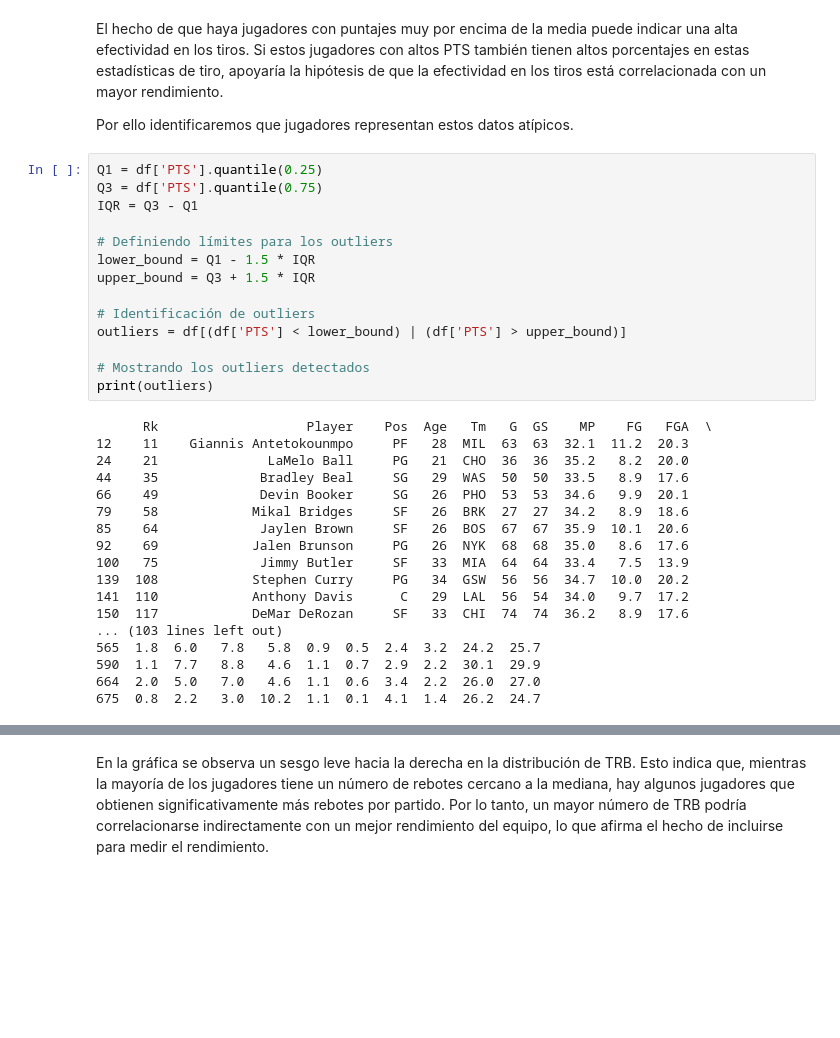
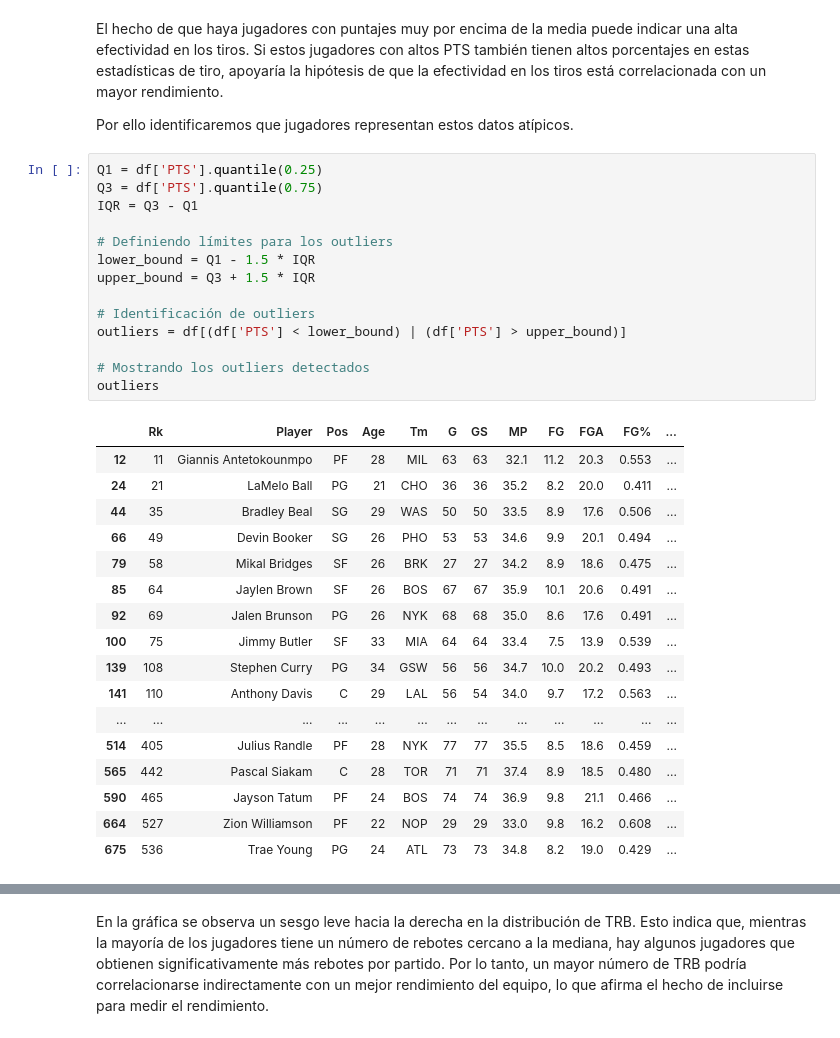
Before and after one commit to ItziCG/EDA_NBA, a Jupyter notebook: src/utils/EDA.ipynb, the cells around one changed output, grey strips where cells are left out. Saved outputs shown, nothing was run; the diff lists cells and outputs as text; blank space fills up the shorter version.

```diff
--- a/src/utils/EDA.ipynb
+++ b/src/utils/EDA.ipynb
@@ -320,35 +320,35 @@ eda.univariante_analysis(df, 'PTS')
 # %%
 Q1 = df['PTS'].quantile(0.25)
 Q3 = df['PTS'].quantile(0.75)
 IQR = Q3 - Q1
 
 # Definiendo límites para los outliers
 lower_bound = Q1 - 1.5 * IQR
 upper_bound = Q3 + 1.5 * IQR
 
 # Identificación de outliers
 outliers = df[(df['PTS'] < lower_bound) | (df['PTS'] > upper_bound)]
 
 # Mostrando los outliers detectados
-print(outliers)
+outliers
 # %% [output]
-      Rk                   Player    Pos  Age   Tm   G  GS    MP    FG   FGA  \
-12    11    Giannis Antetokounmpo     PF   28  MIL  63  63  32.1  11.2  20.3
-24    21              LaMelo Ball     PG   21  CHO  36  36  35.2   8.2  20.0
-44    35             Bradley Beal     SG   29  WAS  50  50  33.5   8.9  17.6
-66    49             Devin Booker     SG   26  PHO  53  53  34.6   9.9  20.1
-79    58            Mikal Bridges     SF   26  BRK  27  27  34.2   8.9  18.6
-85    64             Jaylen Brown     SF   26  BOS  67  67  35.9  10.1  20.6
-92    69            Jalen Brunson     PG   26  NYK  68  68  35.0   8.6  17.6
-100   75             Jimmy Butler     SF   33  MIA  64  64  33.4   7.5  13.9
-139  108            Stephen Curry     PG   34  GSW  56  56  34.7  10.0  20.2
-141  110            Anthony Davis      C   29  LAL  56  54  34.0   9.7  17.2
-150  117            DeMar DeRozan     SF   33  CHI  74  74  36.2   8.9  17.6
-... (103 lines left out)
-565  1.8  6.0   7.8   5.8  0.9  0.5  2.4  3.2  24.2  25.7
-590  1.1  7.7   8.8   4.6  1.1  0.7  2.9  2.2  30.1  29.9
-664  2.0  5.0   7.0   4.6  1.1  0.6  3.4  2.2  26.0  27.0
-675  0.8  2.2   3.0  10.2  1.1  0.1  4.1  1.4  26.2  24.7
+|  | Rk | Player | Pos | Age | Tm | G | GS | MP | FG | FGA | FG% | ... |
+| 12 | 11 | Giannis Antetokounmpo | PF | 28 | MIL | 63 | 63 | 32.1 | 11.2 | 20.3 | 0.553 | ... |
+| 24 | 21 | LaMelo Ball | PG | 21 | CHO | 36 | 36 | 35.2 | 8.2 | 20.0 | 0.411 | ... |
+| 44 | 35 | Bradley Beal | SG | 29 | WAS | 50 | 50 | 33.5 | 8.9 | 17.6 | 0.506 | ... |
+| 66 | 49 | Devin Booker | SG | 26 | PHO | 53 | 53 | 34.6 | 9.9 | 20.1 | 0.494 | ... |
+| 79 | 58 | Mikal Bridges | SF | 26 | BRK | 27 | 27 | 34.2 | 8.9 | 18.6 | 0.475 | ... |
+| 85 | 64 | Jaylen Brown | SF | 26 | BOS | 67 | 67 | 35.9 | 10.1 | 20.6 | 0.491 | ... |
+| 92 | 69 | Jalen Brunson | PG | 26 | NYK | 68 | 68 | 35.0 | 8.6 | 17.6 | 0.491 | ... |
+| 100 | 75 | Jimmy Butler | SF | 33 | MIA | 64 | 64 | 33.4 | 7.5 | 13.9 | 0.539 | ... |
+| 139 | 108 | Stephen Curry | PG | 34 | GSW | 56 | 56 | 34.7 | 10.0 | 20.2 | 0.493 | ... |
+| 141 | 110 | Anthony Davis | C | 29 | LAL | 56 | 54 | 34.0 | 9.7 | 17.2 | 0.563 | ... |
+| ... | ... | ... | ... | ... | ... | ... | ... | ... | ... | ... | ... | ... |
+| 514 | 405 | Julius Randle | PF | 28 | NYK | 77 | 77 | 35.5 | 8.5 | 18.6 | 0.459 | ... |
+| 565 | 442 | Pascal Siakam | C | 28 | TOR | 71 | 71 | 37.4 | 8.9 | 18.5 | 0.480 | ... |
+| 590 | 465 | Jayson Tatum | PF | 24 | BOS | 74 | 74 | 36.9 | 9.8 | 21.1 | 0.466 | ... |
+| 664 | 527 | Zion Williamson | PF | 22 | NOP | 29 | 29 | 33.0 | 9.8 | 16.2 | 0.608 | ... |
+| 675 | 536 | Trae Young | PG | 24 | ATL | 73 | 73 | 34.8 | 8.2 | 19.0 | 0.429 | ... |
 # %%
 eda = Eda()
 eda.univariante_analysis(df, 'TRB')
```
Also changed, not shown: parts of 22 cells of this notebook.
